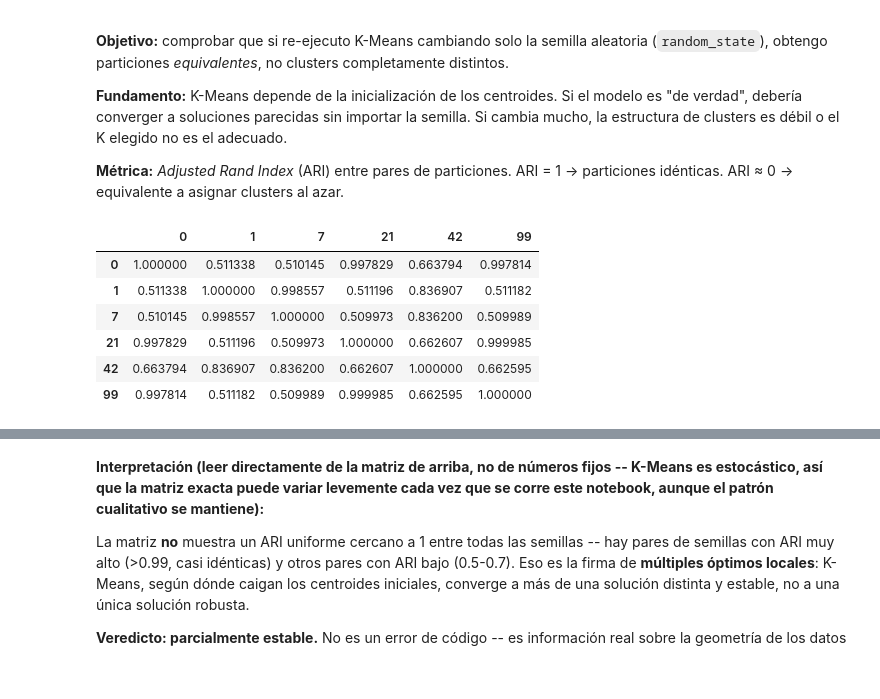
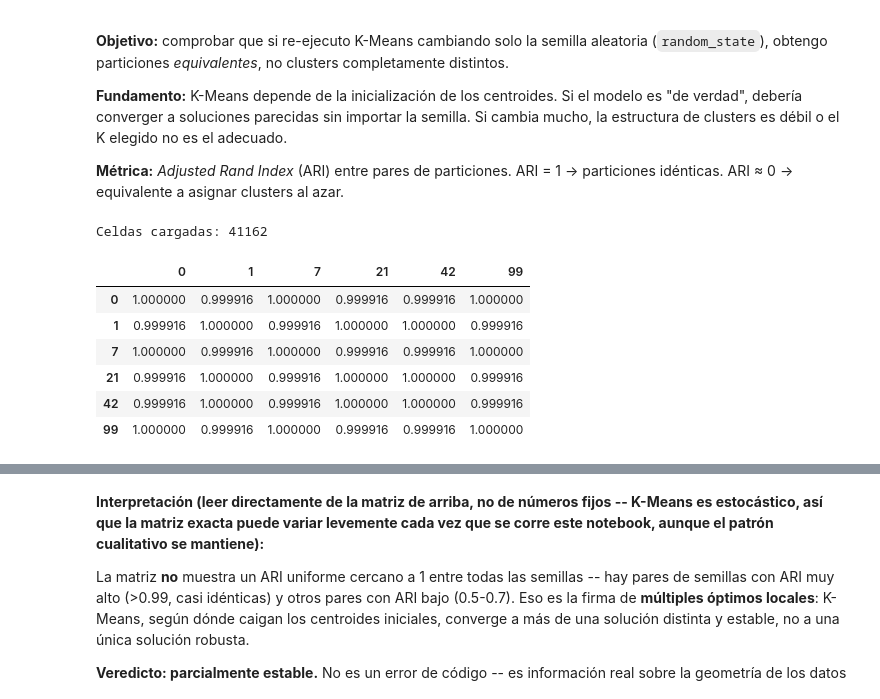
Before and after one commit to garciaguadalupevanessa-bit/Anexo_Risk, a Jupyter notebook: notebooks/06_evaluacion_estabilidad.ipynb, the cells around one changed output, grey strips where cells are left out. Saved outputs shown, nothing was run; the diff lists cells and outputs as text; code cells hidden in the pictures.

```diff
--- a/notebooks/06_evaluacion_estabilidad.ipynb
+++ b/notebooks/06_evaluacion_estabilidad.ipynb
@@ -208,34 +208,42 @@ o el K elegido no es el adecuado.
 **Métrica:** *Adjusted Rand Index* (ARI) entre pares de particiones.
 ARI = 1 → particiones idénticas. ARI ≈ 0 → equivalente a asignar clusters al azar.
 # %%
-K_OPTIMO = df["cluster_kmeans"].nunique()  # TODO: usar el K que reporte Persona 5 (aqui: el provisional)
+import numpy as np
+import pandas as pd
+from sklearn.cluster import KMeans
+from sklearn.metrics import adjusted_rand_score
+
+from src.preprocessing import load_pipeline, transform_new_data
+from src.data_loader import load_combined_data
+
+K_OPTIMO = 5  # confirmado por Persona 5 (codo + Silhouette)
+
+PIPELINE_PATH = "models/pipeline_riesgo.joblib"
+pipeline = load_pipeline(PIPELINE_PATH)
+
+df_features = load_combined_data()
+print(f"Celdas cargadas: {len(df_features)}")
 
 def run_kmeans_with_seed(data: pd.DataFrame, k: int, seed: int) -> np.ndarray:
-    """Fit KMeans on FEATURE_COLS with a given random seed and return labels.
-    NaNs are mean-imputed (same provisional strategy as load_provisional_dataset)
-    since Persona 4's official preprocessing is not merged yet.
-    """
-    X = data[FEATURE_COLS].fillna(data[FEATURE_COLS].mean())
-    X_scaled = StandardScaler().fit_transform(X)
+    X_scaled = transform_new_data(pipeline, data)
     model = KMeans(n_clusters=k, random_state=seed, n_init=10)
     return model.fit_predict(X_scaled)
 
+SEEDS = [0, 1, 7, 21, 42, 99]
+seed_labels = {seed: run_kmeans_with_seed(df_features, K_OPTIMO, seed) for seed in SEEDS}
 
-SEEDS = [0, 1, 7, 21, 42, 99]
-seed_labels = {seed: run_kmeans_with_seed(df, K_OPTIMO, seed) for seed in SEEDS}
-
-# Pairwise ARI matrix between every pair of seeds
 ari_matrix = pd.DataFrame(index=SEEDS, columns=SEEDS, dtype=float)
 for s1 in SEEDS:
     for s2 in SEEDS:
         ari_matrix.loc[s1, s2] = adjusted_rand_score(seed_labels[s1], seed_labels[s2])
 
 ari_matrix
 # %% [output]
+Celdas cargadas: 41162
 |  | 0 | 1 | 7 | 21 | 42 | 99 |
-| 0 | 1.000000 | 0.511338 | 0.510145 | 0.997829 | 0.663794 | 0.997814 |
-| 1 | 0.511338 | 1.000000 | 0.998557 | 0.511196 | 0.836907 | 0.511182 |
-| 7 | 0.510145 | 0.998557 | 1.000000 | 0.509973 | 0.836200 | 0.509989 |
-| 21 | 0.997829 | 0.511196 | 0.509973 | 1.000000 | 0.662607 | 0.999985 |
-| 42 | 0.663794 | 0.836907 | 0.836200 | 0.662607 | 1.000000 | 0.662595 |
-| 99 | 0.997814 | 0.511182 | 0.509989 | 0.999985 | 0.662595 | 1.000000 |
+| 0 | 1.000000 | 0.999916 | 1.000000 | 0.999916 | 0.999916 | 1.000000 |
+| 1 | 0.999916 | 1.000000 | 0.999916 | 1.000000 | 1.000000 | 0.999916 |
+| 7 | 1.000000 | 0.999916 | 1.000000 | 0.999916 | 0.999916 | 1.000000 |
+| 21 | 0.999916 | 1.000000 | 0.999916 | 1.000000 | 1.000000 | 0.999916 |
+| 42 | 0.999916 | 1.000000 | 0.999916 | 1.000000 | 1.000000 | 0.999916 |
+| 99 | 1.000000 | 0.999916 | 1.000000 | 0.999916 | 0.999916 | 1.000000 |
```
Also changed, not shown: parts of 16 cells of this notebook, 18 other files.
